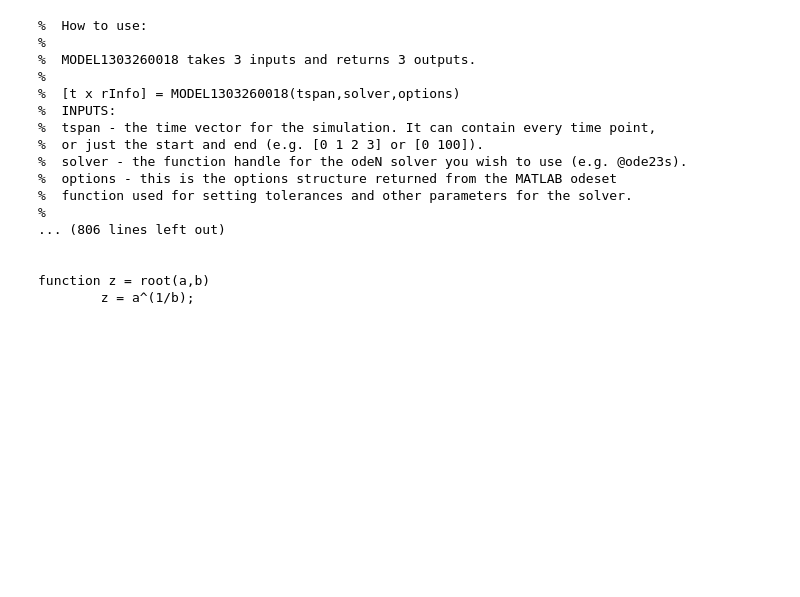
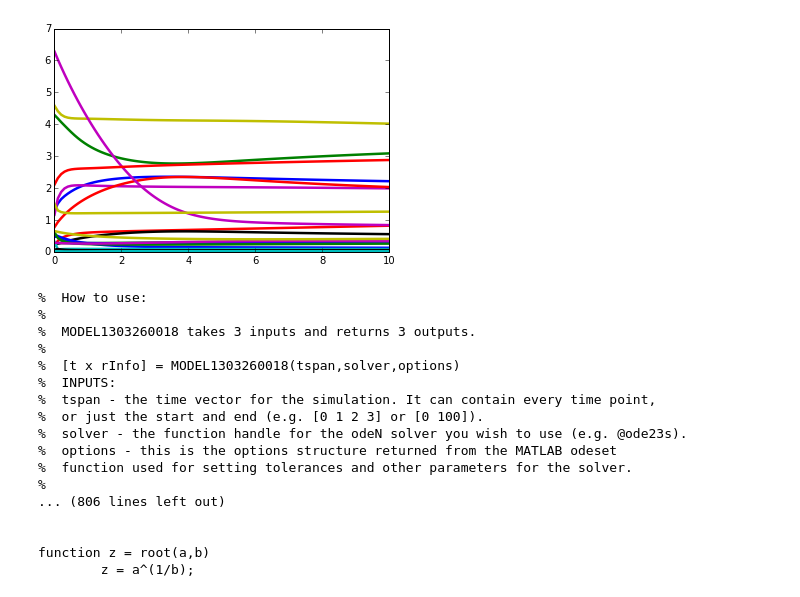
Before and after one commit to stanleygu/foobar, a Jupyter notebook: translation.ipynb, the cells around one changed output. Cells and saved outputs as stored; diff of their text form; code cells hidden in the pictures; blank space fills up the shorter version.

```diff
--- a/translation.ipynb
+++ b/translation.ipynb
@@ -2,4 +3,10 @@
 !pip install git+https://github.com/biomodels/MODEL1303260018.git > /dev/null
+# %%
+rr = te.loadSBMLModel(m.sbmlString)
+sim = rr.simulate(0, 10, 100)
+te.plotArray(sim);
+# %% [output]
+[figure, added]
 # %%
 import MODEL1303260018 as m
 import tellurium as te
```
Also changed, not shown: parts of 1 cell of this notebook.
